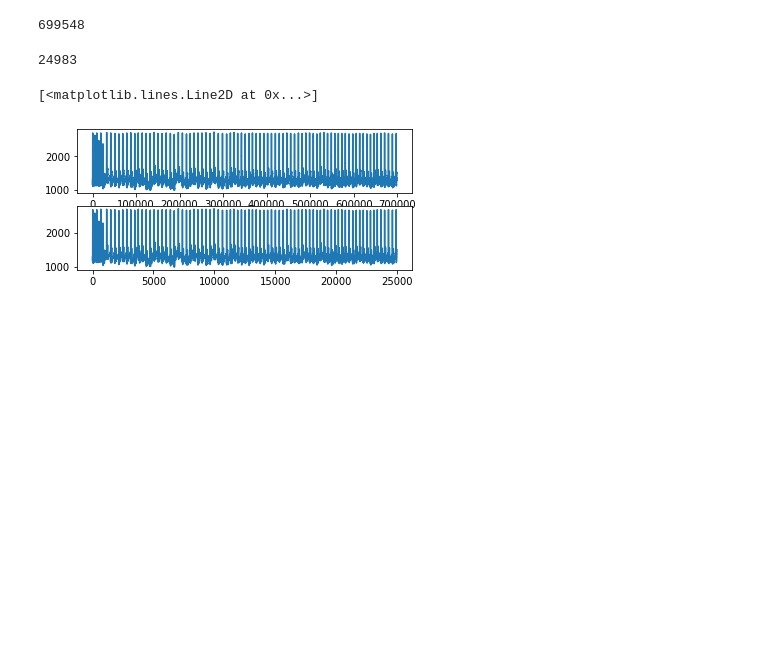
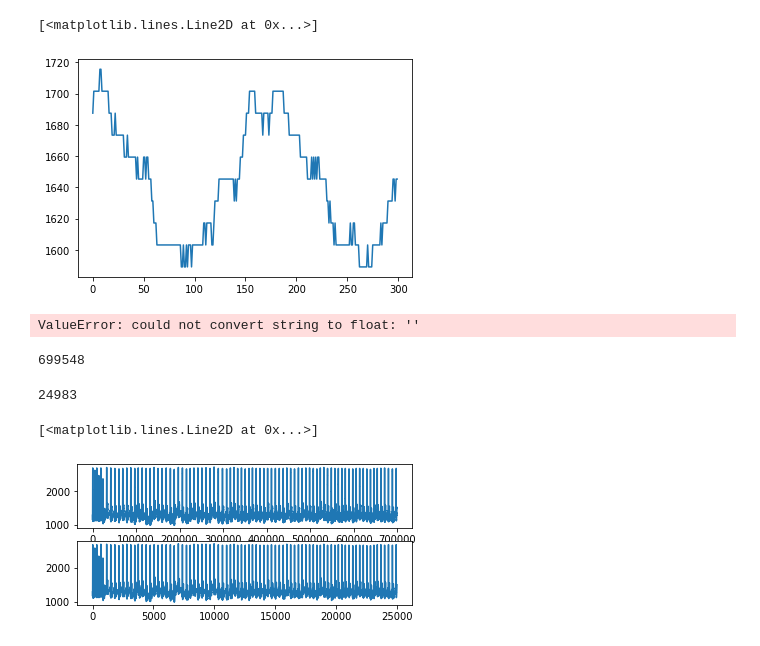
Before and after one commit to sbscsue/ecg_data_wfdb, a Jupyter notebook: use/lab_data/lab_open.ipynb, the cells around one changed output. Cells and saved outputs as stored; diff of their text form; code cells hidden in the pictures; blank space fills up the shorter version.

Commit message:
philips data open and predict save

```diff
--- a/use/lab_data/lab_open.ipynb
+++ b/use/lab_data/lab_open.ipynb
@@ -20,3 +21,5 @@ output_path = home_path+"\\save\\lab_data"
 #2.data open
 # %%
 data = []
+# %%
+file_path = abspath("C:\sebin\lab\ecg"+"\ECGData.txt")
@@ -23,13 +30,11 @@ data = []
 # %%
-with open(file_path,'r') as f:
-    cnt = 0
-
-    f.readline()
-    date_time = f.readline()
-
-    while(True):
-        line = f.readline()
-        if  line == '':
-            break
-        data.extend(line.rstrip().split("  "))
-        cnt+=1
+f = open(file_path,'r')
+f.readline()
+date = f.readline()
+while(True):
+    d=f.readline().rstrip("\n")
+    if d == "":
+        break
+    else:
+        d = float(d)
+        data.append(d)
@@ -36,7 +61,14 @@ with open(file_path,'r') as f:
+# %%
+plt.plot(data[0:300])
+# %% [output]
+[<matplotlib.lines.Line2D at 0x...>]
+[figure, added]
 # %%
 n = len(data)
 for i in range(n):
     data[i] = float(data[i])
+# %% [output]
+ValueError: could not convert string to float: ''
 # %%
 # +check data
 # %%
```
Also changed, not shown: parts of 3 cells of this notebook, 4 other files.
